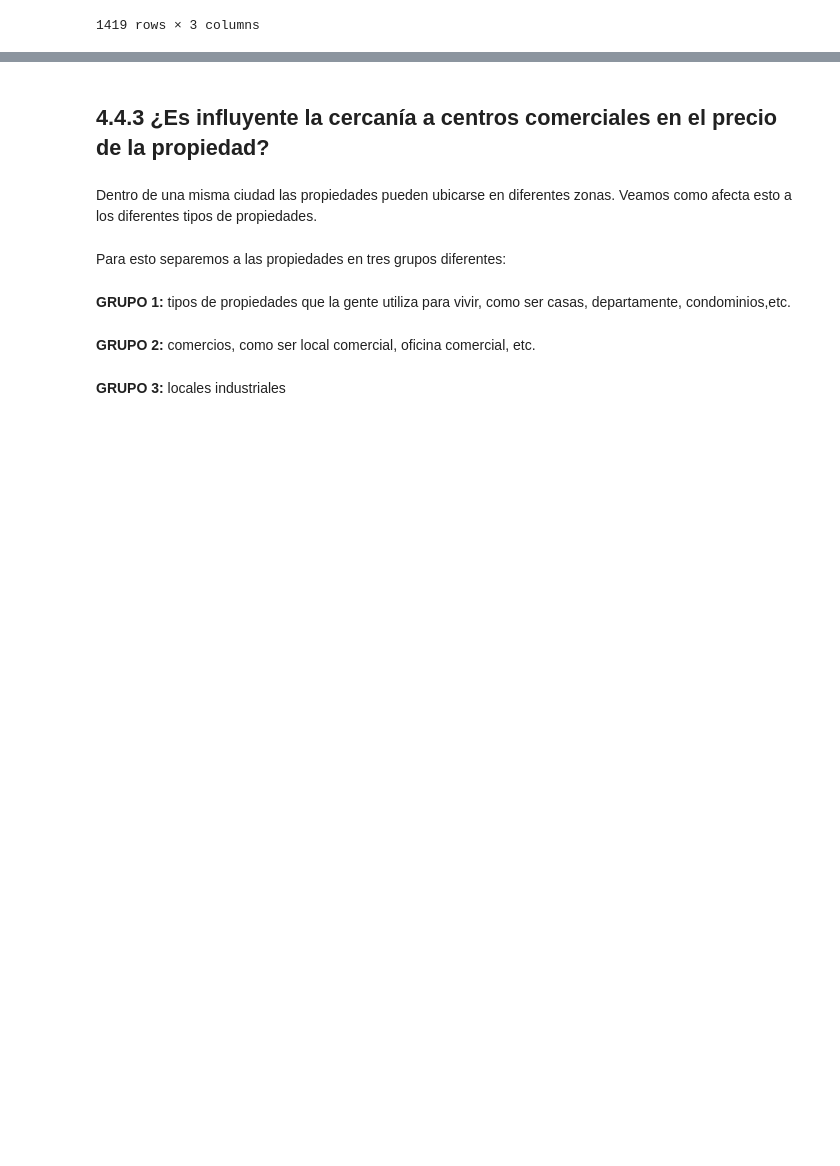
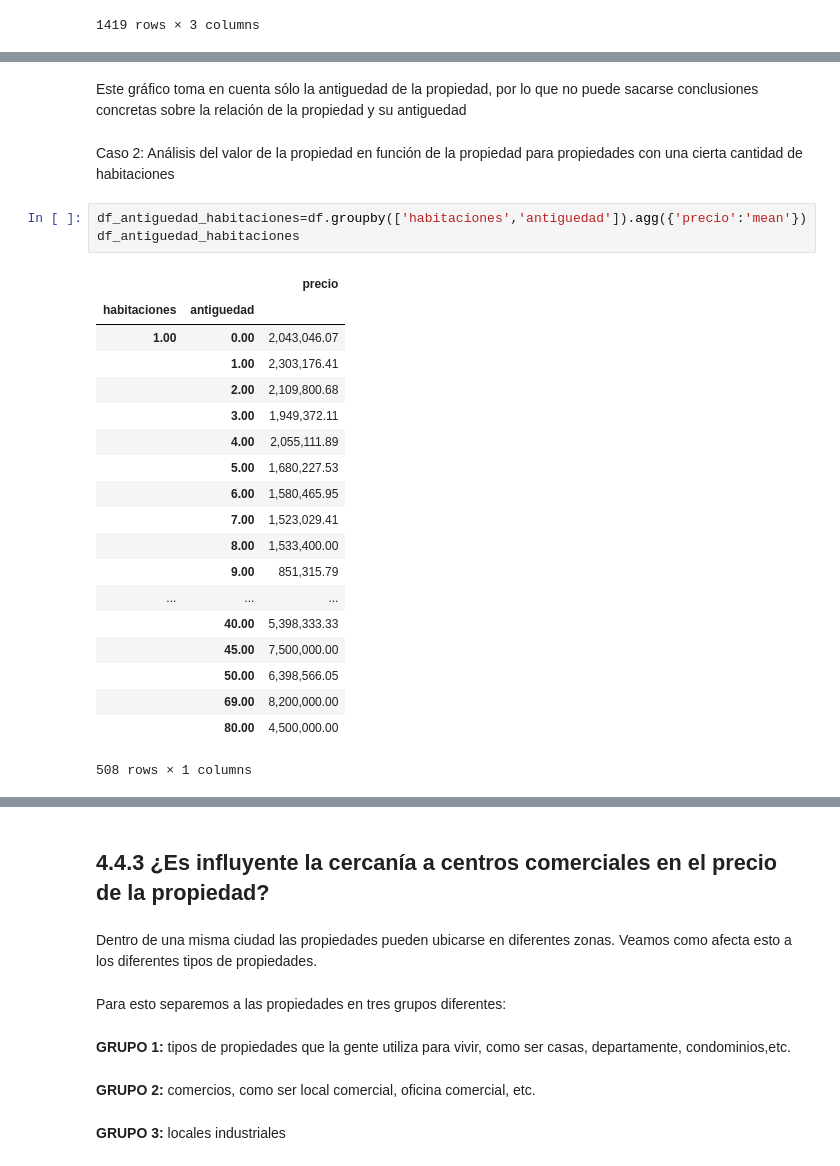
Before and after one commit to tomasSabao/TP1-OrganizacionDeDatos, a Jupyter notebook: TP119.9Dario.ipynb, the cells around one changed output, grey strips where cells are left out. Drawn from its saved outputs; the diff is of its cells as text; blank space fills up the shorter version.

```diff
--- a/TP119.9Dario.ipynb
+++ b/TP119.9Dario.ipynb
@@ -452,0 +487,27 @@ df_muestra
+# %% [markdown]
+Este gráfico toma en cuenta sólo la antiguedad de la propiedad, por lo que no puede sacarse conclusiones concretas sobre la relación de la propiedad y su antiguedad
+# %% [markdown]
+Caso 2: Análisis del valor de la propiedad en función de la propiedad para propiedades con una cierta cantidad de habitaciones
+# %%
+df_antiguedad_habitaciones=df.groupby(['habitaciones','antiguedad']).agg({'precio':'mean'})
+df_antiguedad_habitaciones
+# %% [output]
+|  |  | precio |
+| habitaciones | antiguedad |  |
+| 1.00 | 0.00 | 2,043,046.07 |
+|  | 1.00 | 2,303,176.41 |
+|  | 2.00 | 2,109,800.68 |
+|  | 3.00 | 1,949,372.11 |
+|  | 4.00 | 2,055,111.89 |
+|  | 5.00 | 1,680,227.53 |
+|  | 6.00 | 1,580,465.95 |
+|  | 7.00 | 1,523,029.41 |
+|  | 8.00 | 1,533,400.00 |
+|  | 9.00 | 851,315.79 |
+| ... | ... | ... |
+|  | 40.00 | 5,398,333.33 |
+|  | 45.00 | 7,500,000.00 |
+|  | 50.00 | 6,398,566.05 |
+|  | 69.00 | 8,200,000.00 |
+|  | 80.00 | 4,500,000.00 |
+508 rows × 1 columns
```
Also changed, not shown: parts of 6 cells of this notebook.
